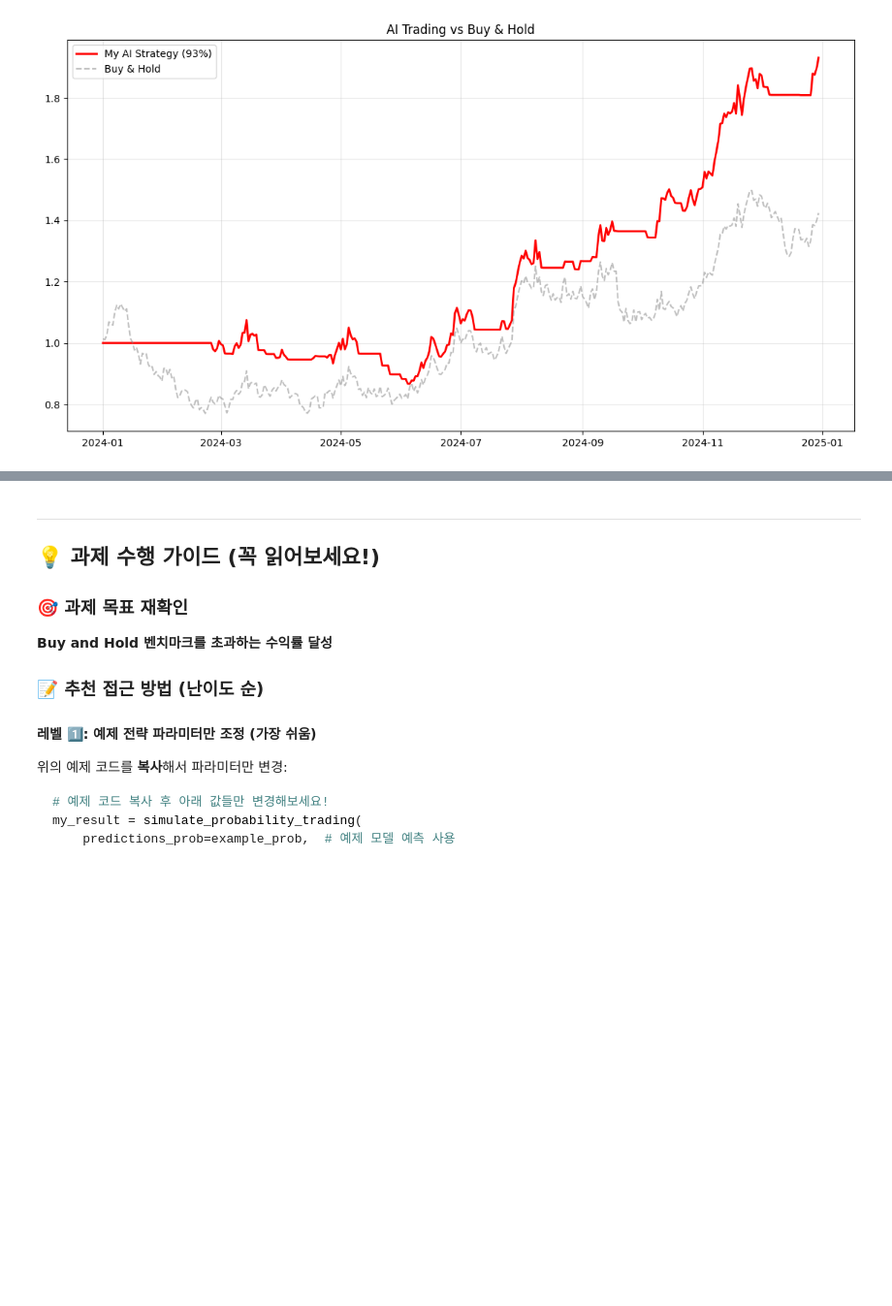
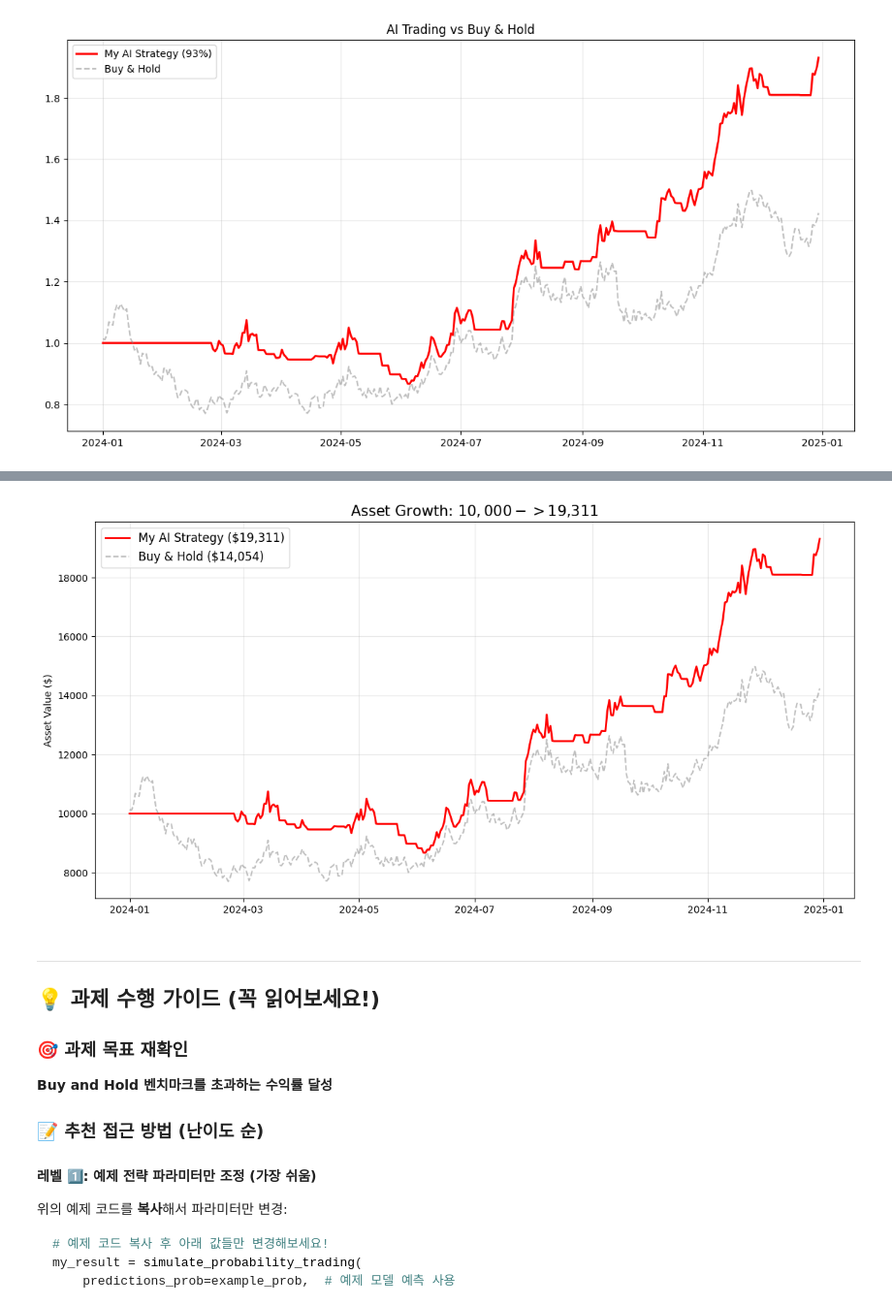
Before and after one commit to ms308030-pixel/TimeSeriesForecastingTest, a Jupyter notebook: assignment_notebook.ipynb, the cells around one changed output, grey strips where cells are left out. Shown at 97% size. Drawn from its saved outputs; the diff is of its cells as text; code cells hidden in the pictures; blank space fills up the shorter version.

```diff
--- a/assignment_notebook.ipynb
+++ b/assignment_notebook.ipynb
@@ -546,3 +546,89 @@ plt.show()
 📦 단순 보유 수익률: 40.54%
 🎉 시장(단순보유)을 이겼습니다! 알파(Alpha) 창출 성공!
 [figure]
+# %%
+import matplotlib.pyplot as plt
+
+# ==========================================
+# 💵 자산 가치 계산 설정
+# ==========================================
+initial_capital = 10000  # 초기 자본금 설정 (예: $10,000)
+
+# ==========================================
+# 📈 최종 검증: 전략 vs 단순보유(Buy&Hold) 비교
+# ==========================================
+# 가장 좋았던 설정값 적용 (ma_window=15, threshold=0.48, stop_loss=0.02, take_profit=100.0)
+
+final_ret, trades = backtest_profit_taking(
+    df_result,
+    threshold=0.48,
+    ma_window=15,
+    take_profit=100.0, # No Limit
+    stop_loss=0.02     # -2% 칼손절
+)
+
+# 단순 보유 수익률 (Buy & Hold)
+buy_and_hold_return = (df_result['close'].iloc[-1] / df_result['close'].iloc[0]) - 1
+
+# 💰 최종 자산 가치 계산
+final_value_strategy = initial_capital * (1 + final_ret)
+final_value_buyhold = initial_capital * (1 + buy_and_hold_return)
+
+print("=" * 50)
+print(f"💰 초기 자본금: ${initial_capital:,.0f}")
+print("-" * 50)
+print(f"🚀 전략 최종 자산: ${final_value_strategy:,.2f} (수익률: {final_ret*100:.2f}%)")
+print(f"📦 단순 보유 자산: ${final_value_buyhold:,.2f} (수익률: {buy_and_hold_return*100:.2f}%)")
+print("=" * 50)
+
+if final_ret > buy_and_hold_return:
+    diff = final_value_strategy - final_value_buyhold
+    print(f"🎉 축하합니다! 시장보다 ${diff:,.2f} 더 벌었습니다!")
+else:
+    print("⚠️ 수익은 났지만, 그냥 들고 있는 게 더 나았습니다.")
+
+# ------------------------------------------
+# 📊 시각화: 내 계좌가 어떻게 불어났을까?
+# ------------------------------------------
+d = df_result.copy()
+d['ma_filter'] = d['close'].rolling(window=15).mean()
+d['signal'] = (d['pred_prob'] > 0.48) & (d['close'] > d['ma_filter'])
+d['signal'] = d['signal'].fillna(False)
+
+position = np.zeros(len(d))
+entry_price = 0.0
+current_pos = 0.0
+closes = d['close'].values
+signals = d['signal'].values
+
+for i in range(1, len(d)):
+    if signals[i-1] and current_pos == 0:
+        current_pos = 1.0
+        entry_price = closes[i]
+    elif current_pos == 1.0:
+        ret_from_entry = (closes[i] - entry_price) / entry_price
+        if ret_from_entry <= -0.02:
+            current_pos = 0.0
+        elif not signals[i-1]:
+            current_pos = 0.0
+    position[i] = current_pos
+
+d['position'] = position
+cost = pd.Series(position).diff().abs() * 0.0005
+d['strategy_ret'] = d['position'] * d['change'] - cost.fillna(0)
+
+# 수익률 곡선을 자산 가치 곡선으로 변환
+d['equity_curve'] = initial_capital * (1 + d['strategy_ret']).cumprod()
+d['buy_hold_curve'] = initial_capital * (1 + d['change']).cumprod()
+
+# 그래프 그리기
+plt.figure(figsize=(14, 7))
+plt.plot(d['date'], d['equity_curve'], label=f'My AI Strategy (${final_value_strategy:,.0f})', color='red', linewidth=2)
+plt.plot(d['date'], d['buy_hold_curve'], label=f'Buy & Hold (${final_value_buyhold:,.0f})', color='gray', alpha=0.5, linestyle='--')
+
+plt.title(f"Asset Growth: ${initial_capital:,.0f} -> ${final_value_strategy:,.0f}", fontsize=15)
+plt.ylabel("Asset Value ($)")
+plt.legend(fontsize=12)
+plt.grid(True, alpha=0.3)
+plt.show()
+# %% [output]
@@ -549,3 +642,4 @@ plt.show()
+[figure, added]
 # %% [markdown]
 ---
 
```
Also changed, not shown: parts of 1 cell of this notebook.
